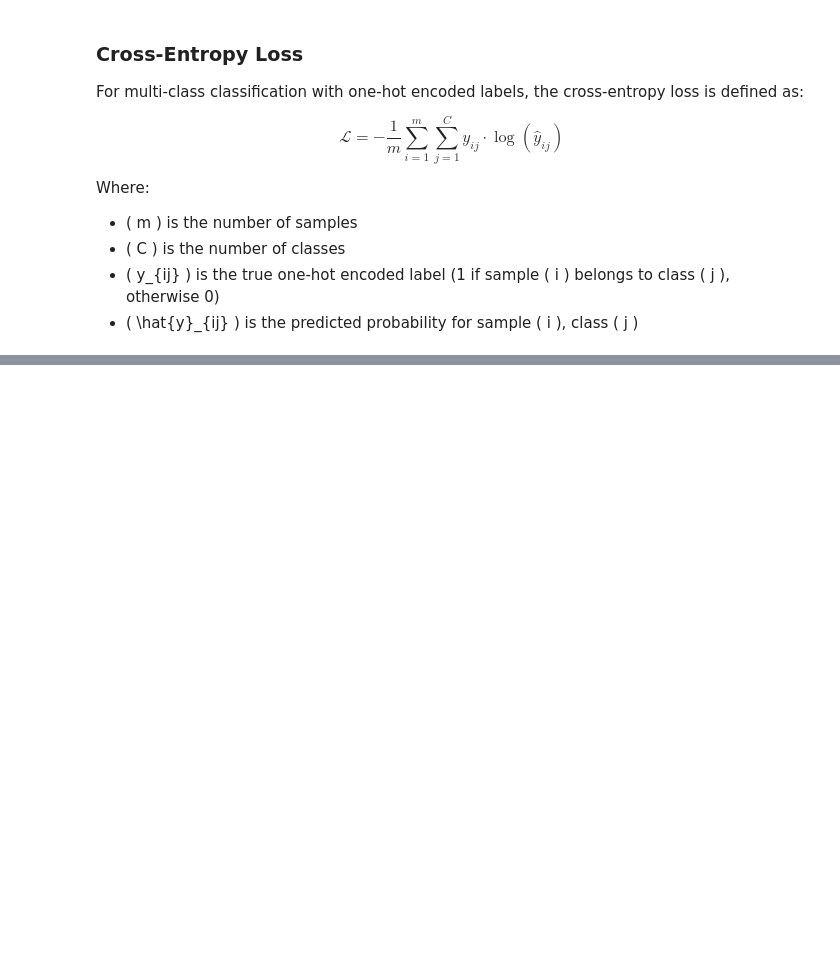
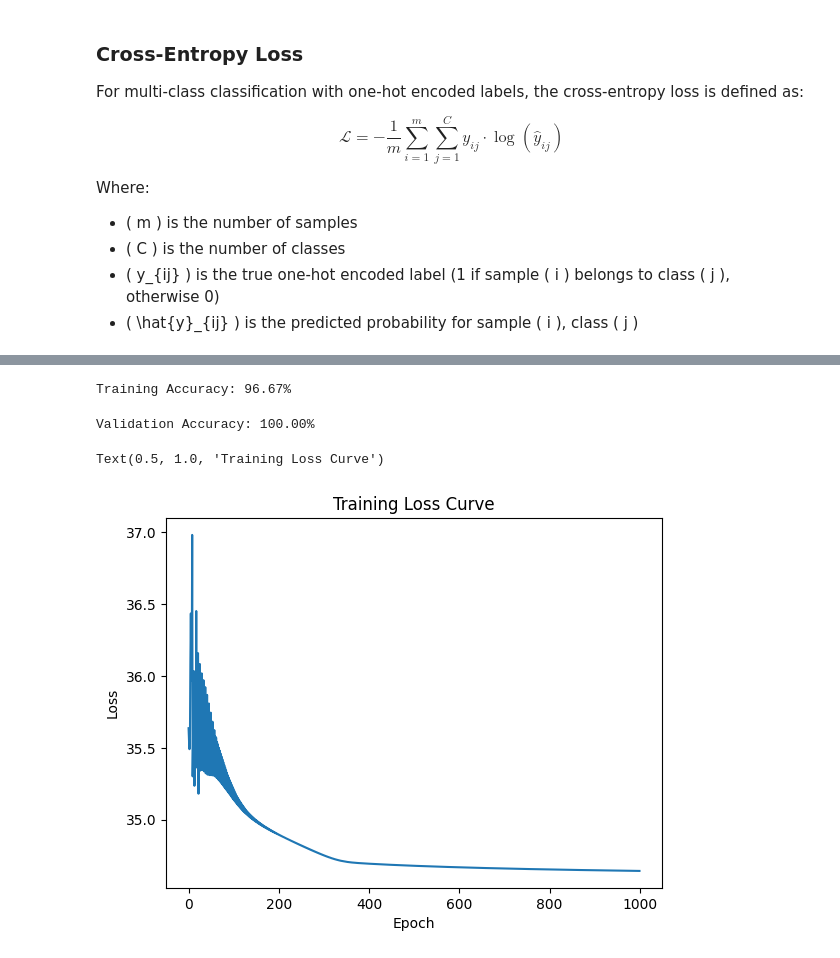
Before and after one commit to faikbairamov/iris-flower-classification, a Jupyter notebook: notebooks/exploration.ipynb, the cells around one changed output, grey strips where cells are left out. Saved outputs shown, nothing was run; the diff lists cells and outputs as text; code cells hidden in the pictures; blank space fills up the shorter version.

Commit message:
Training the model

```diff
--- a/notebooks/exploration.ipynb
+++ b/notebooks/exploration.ipynb
@@ -38,4 +76,4 @@ y_train = y_train.replace({
   "Iris-setosa": 0,
   "Iris-versicolor": 1,
   "Iris-virginica": 2
-})
+}).astype(int)
@@ -61,0 +95,8 @@ X_train
+# %%
+from sklearn.model_selection import train_test_split
+X_train, X_val, y_train, y_val = train_test_split(
+    X_train, y_train, test_size=0.2, random_state=42
+)
+
+Y_onehot = pd.get_dummies(y_train).reindex(columns=[0, 1, 2], fill_value=0).to_numpy()
+Y_val_onehot = pd.get_dummies(y_val)
@@ -92,3 +151,28 @@ Where:
 def cross_entropy_loss(Y_pred, Y_true):
   m = Y_true.shape[0]
   return -np.sum(Y_true * np.log(Y_pred * 1e-15)) / m
+# %%
+def compute_gradients(X, Y_true, Y_pred):
+  m = X.shape[0]
+  dZ = Y_pred - Y_true
+  dW = np.dot(X.T, dZ) / m
+  db = np.sum(dZ, axis=0, keepdims=True)
+  return dW, db
+# %%
+learning_rate = 0.1
+epochs = 1000
+losses = []
+
+for epoch in range(epochs):
+  logits = compute_logits(X_train, W, b)
+  Y_pred = softmax(logits)
+  loss = cross_entropy_loss(Y_pred, Y_onehot)
+  losses.append(loss)
+  dW, db = compute_gradients(X_train, Y_onehot, Y_pred)
+
+
+  W -= learning_rate * dW
+  b -= learning_rate * db
+
+  if epoch % 100 == 0:
+    print(f"Epoch: {epoch}, Loss: {loss:.4f}")
@@ -94,0 +195,20 @@ def cross_entropy_loss(Y_pred, Y_true):
+# %%
+y_pred_labels = predict(X_train, W, b)
+training_accuracy = np.mean(y_pred_labels == y_train.to_numpy())
+print(f"Training Accuracy: {training_accuracy * 100:.2f}%")
+# %% [output]
+Training Accuracy: 96.67%
+# %%
+y_pred_validation_labels = predict(X_val, W, b)
+validation_accuracy = np.mean(y_pred_validation_labels == y_val.to_numpy())
+print(f"Validation Accuracy: {validation_accuracy * 100:.2f}%")
+# %% [output]
+Validation Accuracy: 100.00%
+# %%
+plt.plot(losses)
+plt.xlabel("Epoch")
+plt.ylabel("Loss")
+plt.title("Training Loss Curve")
+# %% [output]
+Text(0.5, 1.0, 'Training Loss Curve')
+[figure, added]
```
Also changed, not shown: parts of 14 cells of this notebook.
